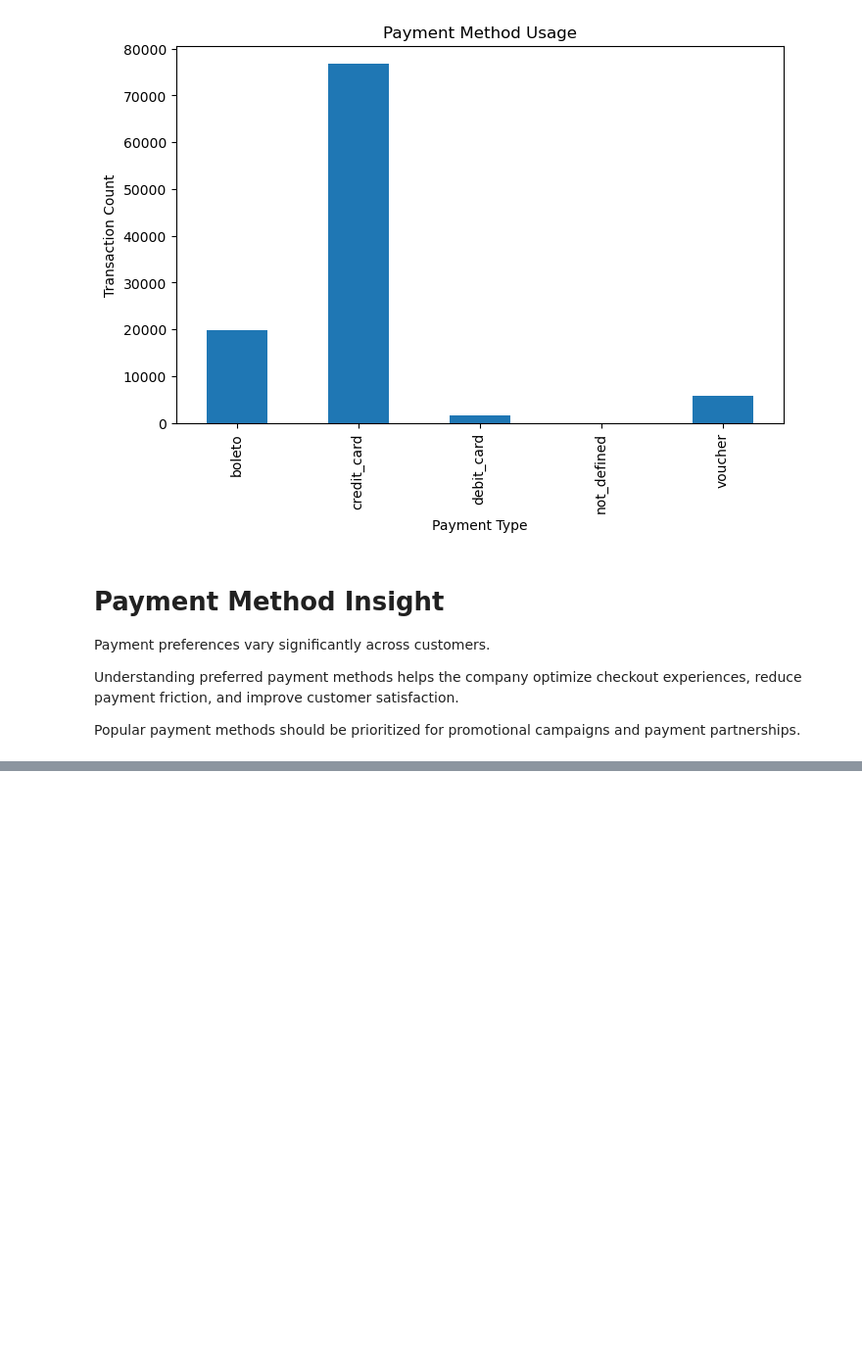
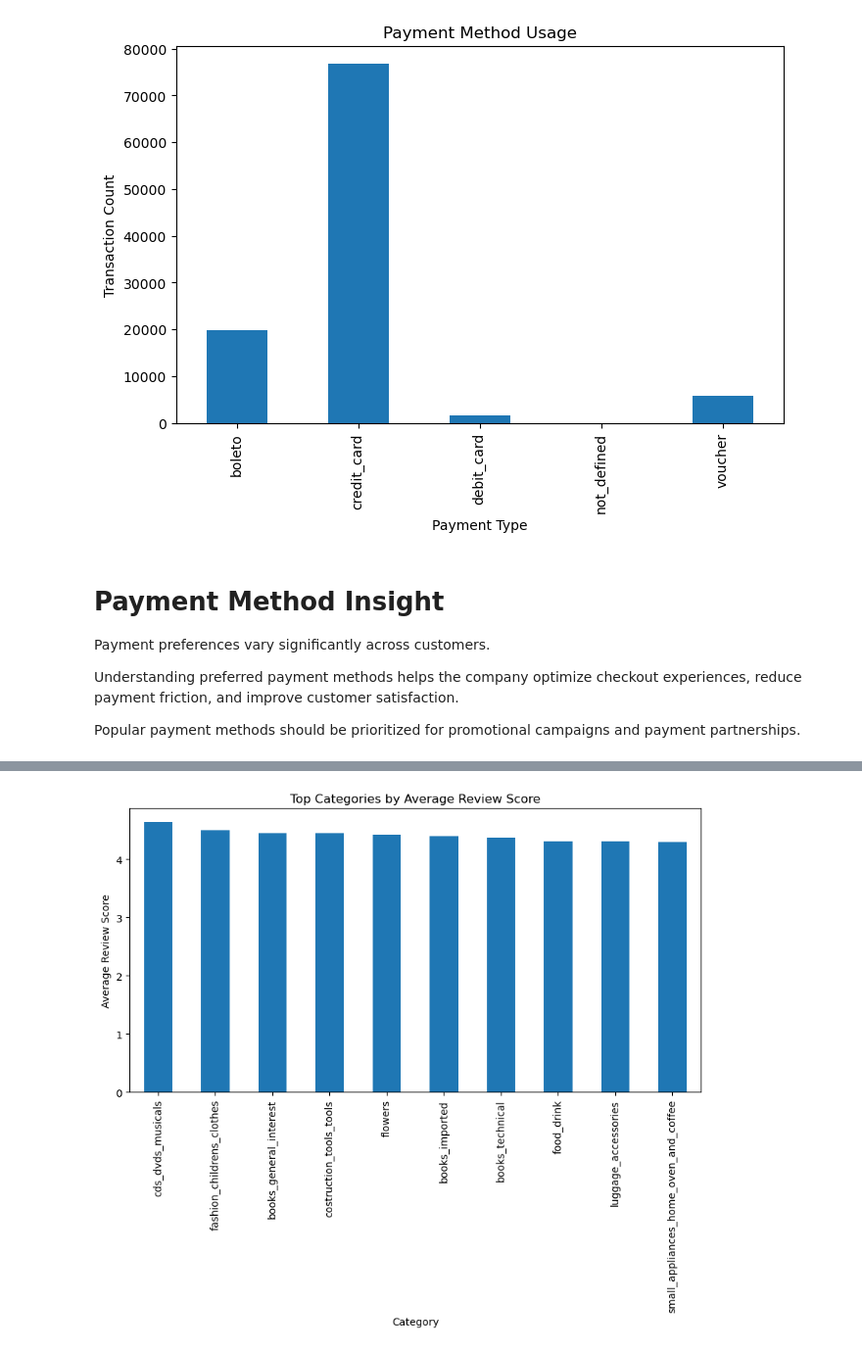
Before and after one commit to gopalsharma43/aiml-crash-gopal, a Jupyter notebook: Day12-Project/ecommerce_eda.ipynb, the cells around one changed output, grey strips where cells are left out. Shown at 98% size. Cells and saved outputs as stored; diff of their text form; code cells hidden in the pictures; blank space fills up the shorter version.

```diff
--- a/Day12-Project/ecommerce_eda.ipynb
+++ b/Day12-Project/ecommerce_eda.ipynb
@@ -706,0 +770,6 @@ Popular payment methods should be prioritized for promotional campaigns and paym
+# %%
+reviews = pd.read_csv(
+    "Dataset/olist_order_reviews_dataset.csv"
+)
+
+reviews.head()
@@ -706,0 +783,13 @@ Popular payment methods should be prioritized for promotional campaigns and paym
+# %%
+review_analysis = sales.merge(
+    reviews[
+        [
+            "order_id",
+            "review_score"
+        ]
+    ],
+    on="order_id",
+    how="left"
+)
+
+review_analysis.head()
@@ -706,0 +803,12 @@ Popular payment methods should be prioritized for promotional campaigns and paym
+# %%
+category_reviews = (
+    review_analysis.groupby(
+        "product_category_name_english"
+    )["review_score"]
+    .mean()
+    .sort_values(
+        ascending=False
+    )
+)
+
+category_reviews.head(10)
@@ -706,0 +828,13 @@ Popular payment methods should be prioritized for promotional campaigns and paym
+# %%
+category_reviews.head(10).plot(
+    kind="bar",
+    figsize=(10,5)
+)
+
+plt.title("Top Categories by Average Review Score")
+plt.xlabel("Category")
+plt.ylabel("Average Review Score")
+
+plt.show()
+# %% [output]
+[figure, added]
```
Also changed, not shown: parts of 18 cells of this notebook.
